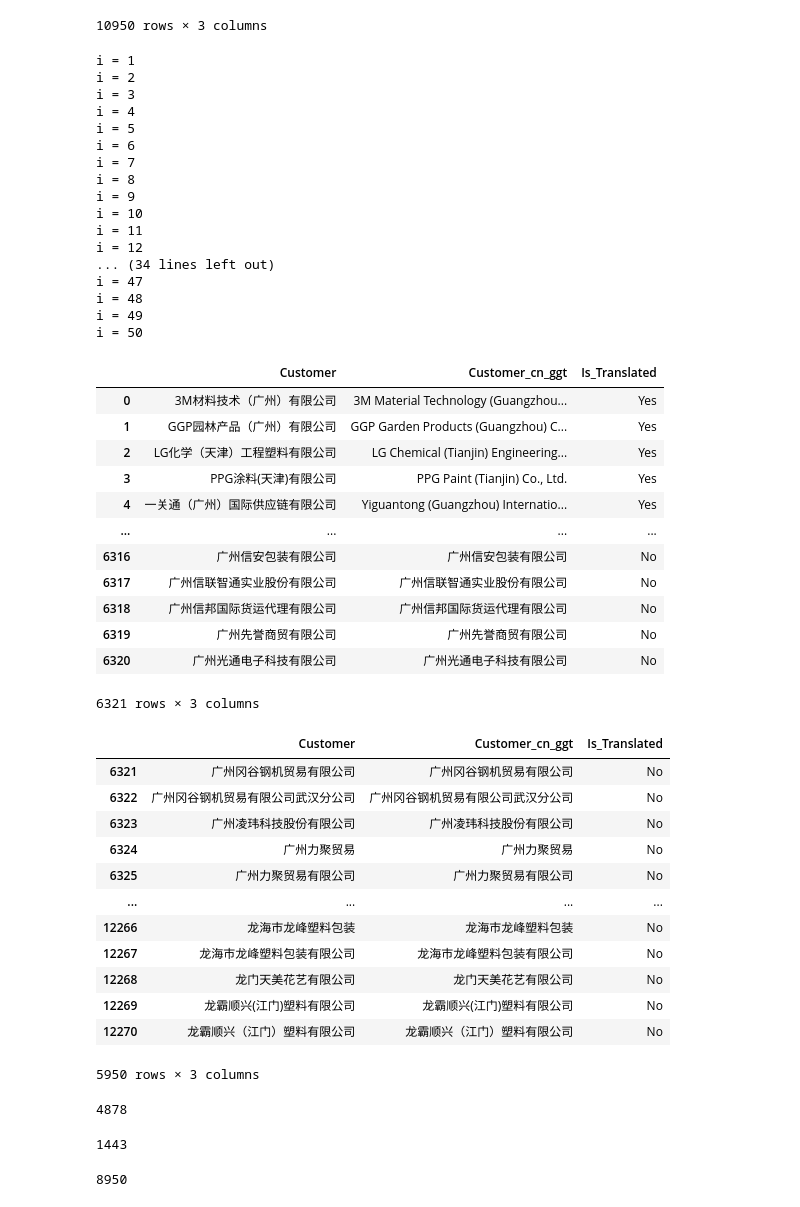
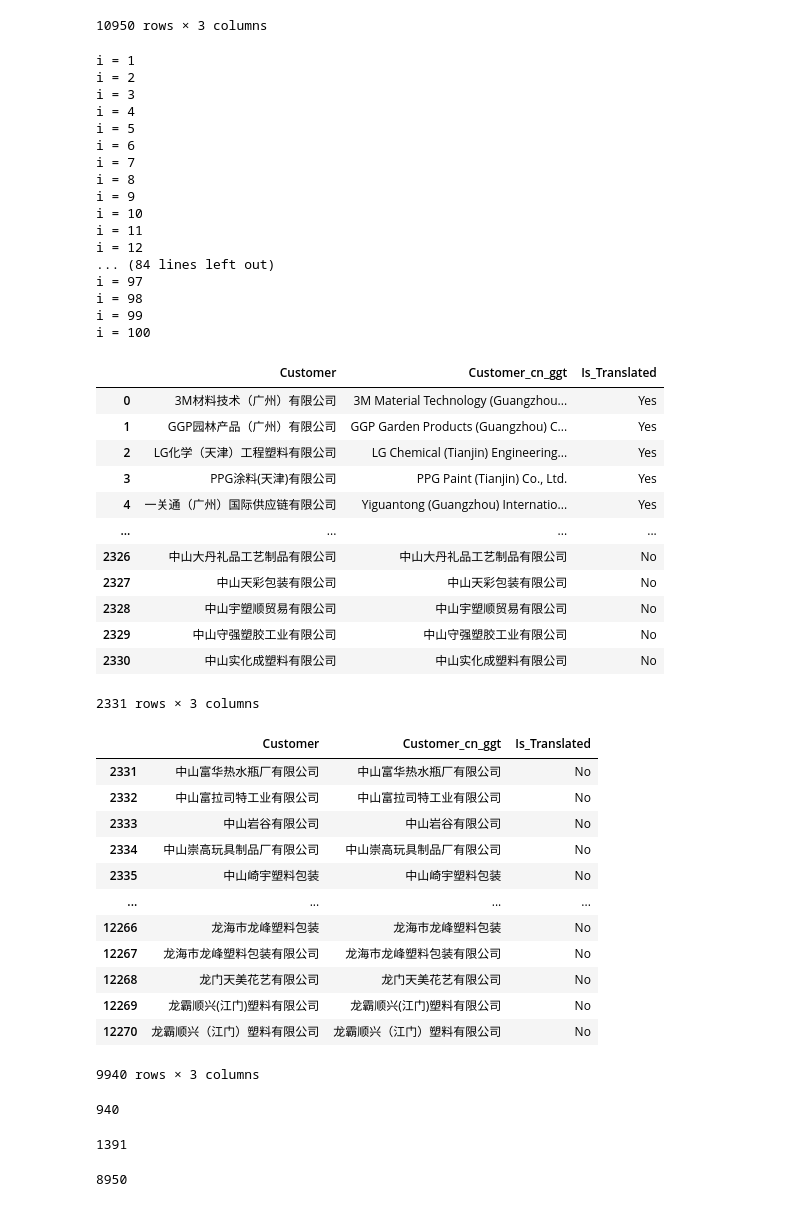
Before and after one commit to vittaya/DSEP, a Jupyter notebook: Chinese_Translate.ipynb, the cells around one changed output. Drawn from its saved outputs; the diff is of its cells as text; code cells hidden in the pictures.

```diff
--- a/Chinese_Translate.ipynb
+++ b/Chinese_Translate.ipynb
@@ -144,76 +145,76 @@ customer_ggt_df
 # %%
 i=0
 
-while (len(customer_ggt_df[customer_ggt_df['Is_Translated']=='No']) > 0) & (i<50):
+while (len(customer_ggt_df[customer_ggt_df['Is_Translated']=='No']) > 0) & (i<100):
   #print('Non-translate records = '+str(len(customer_ggt_df[customer_ggt_df['Is_Translated']=='No'])))
 
-  tmp_df = customer_ggt_df.head(100).copy()
+  tmp_df = customer_ggt_df.head(10).copy()
   tmp_df['Customer_cn_ggt'] = tmp_df['Customer'].apply(translator.translate, src='zh-cn').apply(getattr, args=('text',))
   tmp_df.loc[(tmp_df['Customer']!=tmp_df['Customer_cn_ggt']) & (tmp_df['Customer_cn_ggt'].notnull()), 'Is_Translated'] = 'Yes'
   customer_translated_df = customer_translated_df.append(tmp_df)
 
-  customer_ggt_df.drop(customer_ggt_df.head(100).index, inplace=True)
+  customer_ggt_df.drop(customer_ggt_df.head(10).index, inplace=True)
 
   i += 1
   print('i = '+str(i))
-  time.sleep(10)
+  time.sleep(5)
 
 customer_translated_df
 # %% [output]
 i = 1
 i = 2
 i = 3
 i = 4
 i = 5
 i = 6
 i = 7
 i = 8
 i = 9
 i = 10
 i = 11
 i = 12
-... (34 lines left out)
-i = 47
-i = 48
-i = 49
-i = 50
+... (84 lines left out)
+i = 97
+i = 98
+i = 99
+i = 100
 |  | Customer | Customer_cn_ggt | Is_Translated |
 | 0 | 3M材料技术（广州）有限公司 | 3M Material Technology (Guangzhou... | Yes |
 | 1 | GGP园林产品（广州）有限公司 | GGP Garden Products (Guangzhou) C... | Yes |
 | 2 | LG化学（天津）工程塑料有限公司 | LG Chemical (Tianjin) Engineering... | Yes |
 | 3 | PPG涂料(天津)有限公司 | PPG Paint (Tianjin) Co., Ltd. | Yes |
 | 4 | 一关通（广州）国际供应链有限公司 | Yiguantong (Guangzhou) Internatio... | Yes |
 | ... | ... | ... | ... |
-| 6316 | 广州信安包装有限公司 | 广州信安包装有限公司 | No |
-| 6317 | 广州信联智通实业股份有限公司 | 广州信联智通实业股份有限公司 | No |
-| 6318 | 广州信邦国际货运代理有限公司 | 广州信邦国际货运代理有限公司 | No |
-| 6319 | 广州先誉商贸有限公司 | 广州先誉商贸有限公司 | No |
-| 6320 | 广州光通电子科技有限公司 | 广州光通电子科技有限公司 | No |
+| 2326 | 中山大丹礼品工艺制品有限公司 | 中山大丹礼品工艺制品有限公司 | No |
+| 2327 | 中山天彩包装有限公司 | 中山天彩包装有限公司 | No |
+| 2328 | 中山宇塑顺贸易有限公司 | 中山宇塑顺贸易有限公司 | No |
+| 2329 | 中山守强塑胶工业有限公司 | 中山守强塑胶工业有限公司 | No |
+| 2330 | 中山实化成塑料有限公司 | 中山实化成塑料有限公司 | No |
-6321 rows × 3 columns
+2331 rows × 3 columns
 # %%
 customer_ggt_df
 # %% [output]
 |  | Customer | Customer_cn_ggt | Is_Translated |
-| 6321 | 广州冈谷钢机贸易有限公司 | 广州冈谷钢机贸易有限公司 | No |
-| 6322 | 广州冈谷钢机贸易有限公司武汉分公司 | 广州冈谷钢机贸易有限公司武汉分公司 | No |
-| 6323 | 广州凌玮科技股份有限公司 | 广州凌玮科技股份有限公司 | No |
-| 6324 | 广州力聚贸易 | 广州力聚贸易 | No |
-| 6325 | 广州力聚贸易有限公司 | 广州力聚贸易有限公司 | No |
+| 2331 | 中山富华热水瓶厂有限公司 | 中山富华热水瓶厂有限公司 | No |
+| 2332 | 中山富拉司特工业有限公司 | 中山富拉司特工业有限公司 | No |
+| 2333 | 中山岩谷有限公司 | 中山岩谷有限公司 | No |
+| 2334 | 中山崇高玩具制品厂有限公司 | 中山崇高玩具制品厂有限公司 | No |
+| 2335 | 中山崎宇塑料包装 | 中山崎宇塑料包装 | No |
 | ... | ... | ... | ... |
 | 12266 | 龙海市龙峰塑料包装 | 龙海市龙峰塑料包装 | No |
 | 12267 | 龙海市龙峰塑料包装有限公司 | 龙海市龙峰塑料包装有限公司 | No |
 | 12268 | 龙门天美花艺有限公司 | 龙门天美花艺有限公司 | No |
 | 12269 | 龙霸顺兴(江门)塑料有限公司 | 龙霸顺兴(江门)塑料有限公司 | No |
 | 12270 | 龙霸顺兴（江门）塑料有限公司 | 龙霸顺兴（江门）塑料有限公司 | No |
-5950 rows × 3 columns
+9940 rows × 3 columns
 # %%
 len(customer_translated_df[customer_translated_df['Is_Translated']=='No'])
 # %% [output]
-4878
+940
 # %%
 len(customer_translated_df[customer_translated_df['Is_Translated']=='Yes'])
 # %% [output]
-1443
+1391
 # %%
 len(customer_ggt_df[customer_ggt_df['Is_Translated']=='No'])
 # %% [output]
```
Also changed, not shown: parts of 2 cells of this notebook.
